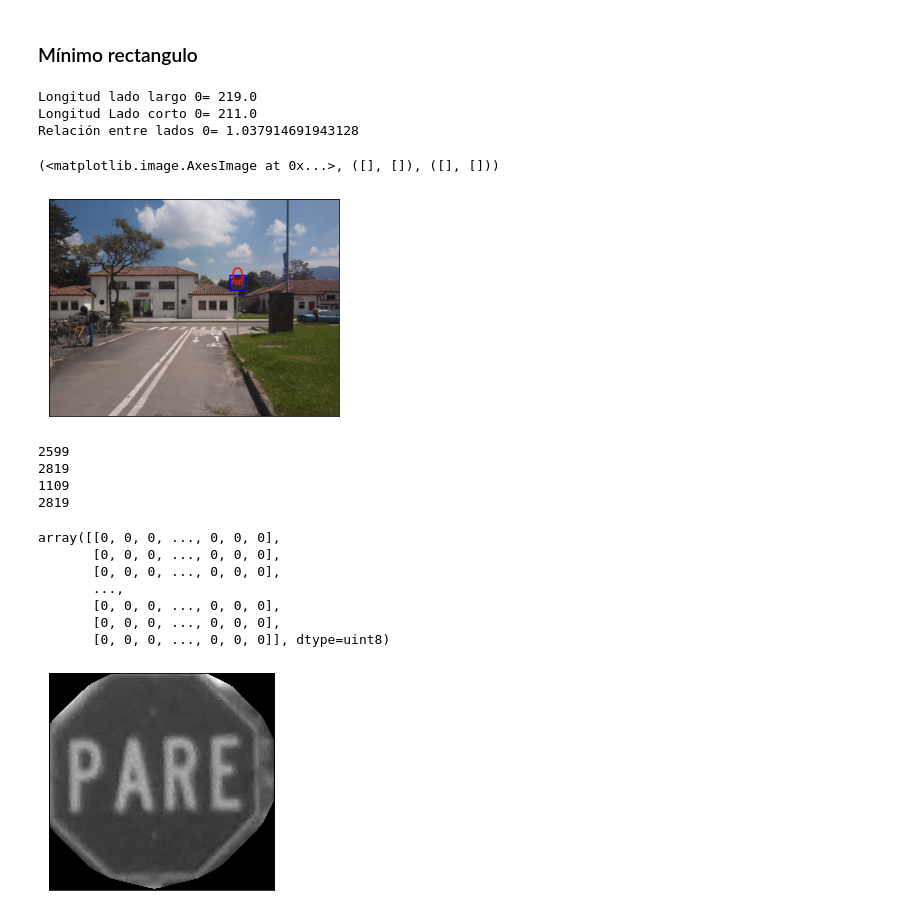
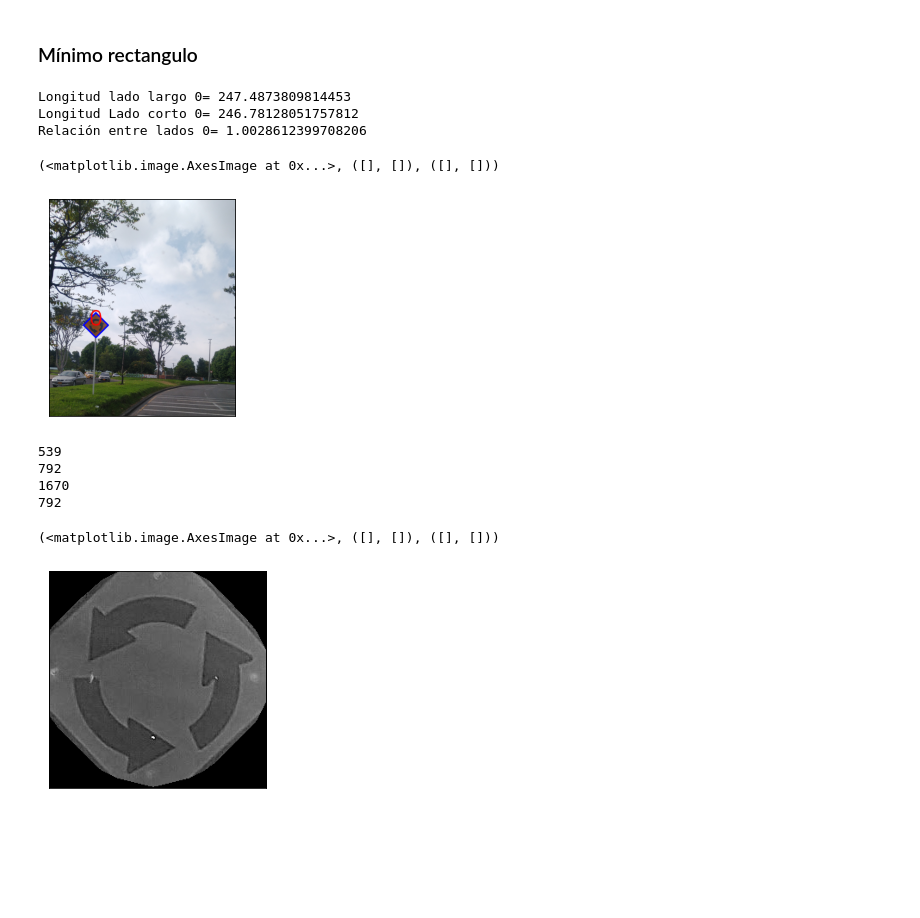
Before and after one commit to jspinaj/Computer-Vision, a Jupyter notebook: Segundo Avance/Circulos adaptativo.ipynb, the cells around one changed output. Drawn from its saved outputs; the diff is of its cells as text; code cells hidden in the pictures; blank space fills up the shorter version.

```diff
--- a/Segundo Avance/Circulos adaptativo.ipynb
+++ b/Segundo Avance/Circulos adaptativo.ipynb
@@ -75,7 +75,7 @@ def umbral_hsv_rojo(imagen):
     plt.subplots_adjust(top=4, bottom=0.1, left=0.10, right=3, hspace=0.1, wspace=0.2)
     return maskRed
 # %%
-ima=ima5.copy()
+ima=ima10.copy()
 ima_umb=umb_adaptativa(ima,201,-2)
 plt.figure();
 plt.subplot(2,1,1);plt.imshow(ima, cmap='gray'),plt.title('1'),plt.xticks([]), plt.yticks([])
@@ -389,11 +389,11 @@ for i in range(len(contours)):
     print("")
 plt.imshow(ima_min_rect),plt.xticks([]), plt.yticks([])
 # %% [output]
-Longitud lado largo 0= 219.0
-Longitud Lado corto 0= 211.0
-Relación entre lados 0= 1.037914691943128
+Longitud lado largo 0= 247.4873809814453
+Longitud Lado corto 0= 246.78128051757812
+Relación entre lados 0= 1.0028612399708206
 (<matplotlib.image.AxesImage at 0x...>, ([], []), ([], []))
-[figure, old version]
+[figure, new version]
 # %%
 def getCharacteristics(contornos):
     caracteristicas=[]
@@ -477,22 +477,15 @@ for i in range(len(contours)):
         mascaras.append(mascara_cortada)
         hist.append(histo)
 # %% [output]
-2599
-2819
-1109
-2819
+539
+792
+1670
+792
 # %%
 plt.imshow(imagenes[0],cmap="gray"),plt.xticks([]), plt.yticks([])
-imagenes[0]
 # %% [output]
-array([[0, 0, 0, ..., 0, 0, 0],
-       [0, 0, 0, ..., 0, 0, 0],
-       [0, 0, 0, ..., 0, 0, 0],
-       ...,
-       [0, 0, 0, ..., 0, 0, 0],
-       [0, 0, 0, ..., 0, 0, 0],
-       [0, 0, 0, ..., 0, 0, 0]], dtype=uint8)
+(<matplotlib.image.AxesImage at 0x...>, ([], []), ([], []))
-[figure, old version]
+[figure, new version]
 # %%
 th=[]
 for i in range(len(imagenes)):
```
Also changed, not shown: parts of 23 cells of this notebook, 1 other file.
